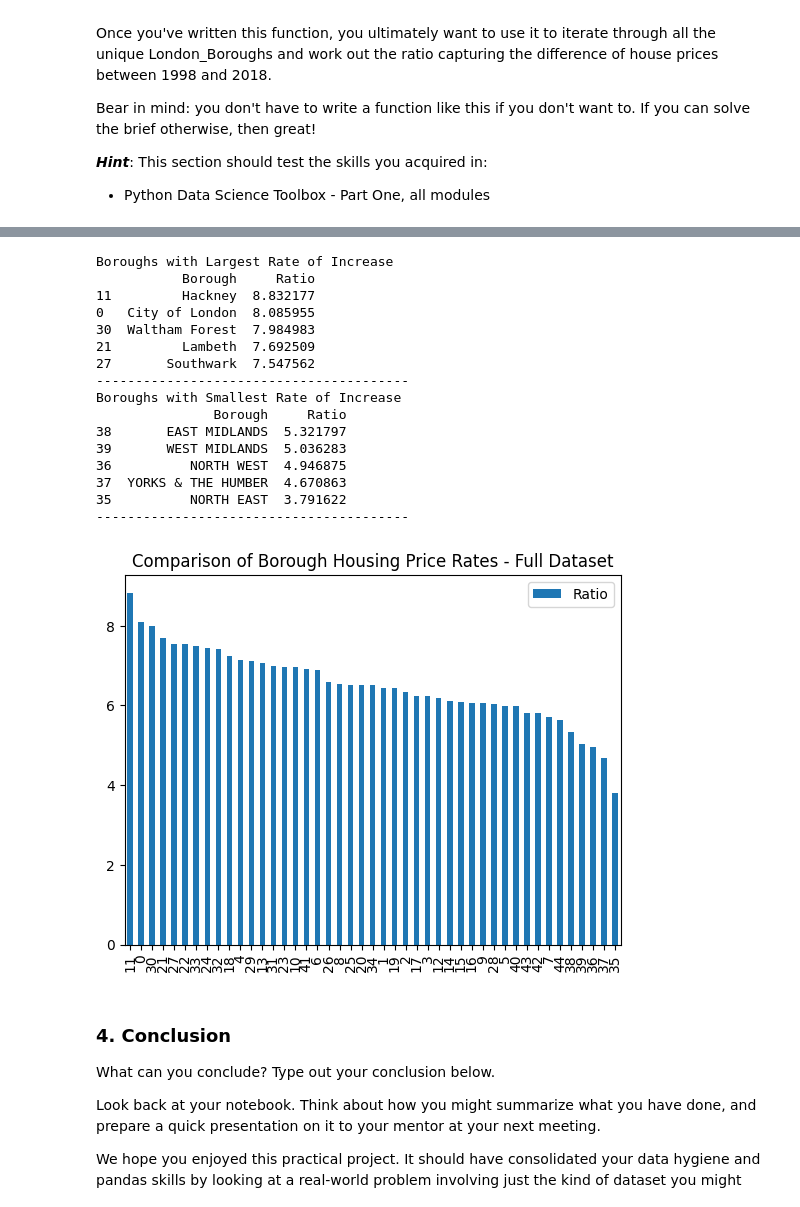
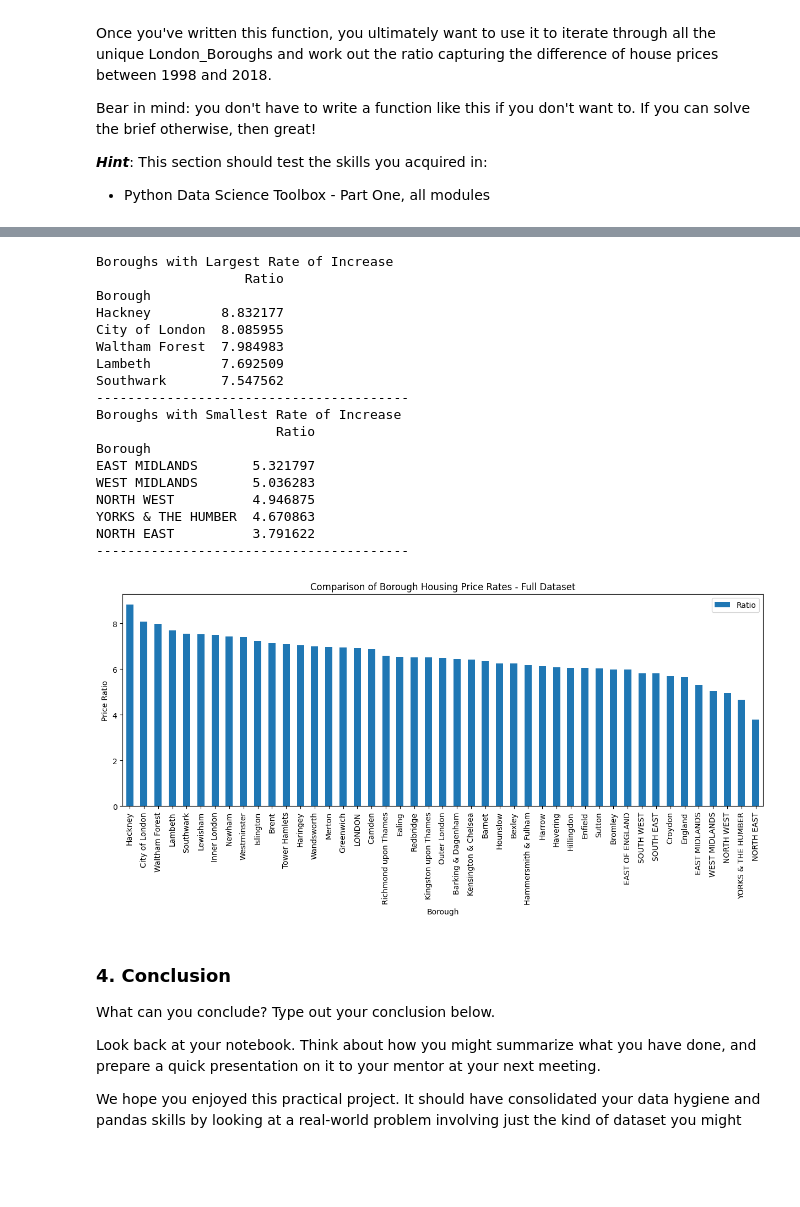
Before and after one commit to TristanPetersDS/springboard-case-studies, a Jupyter notebook: london-house-prices/Unit 4 Challenge - Tier 3.ipynb, the cells around one changed output, grey strips where cells are left out. Saved outputs shown, nothing was run; the diff lists cells and outputs as text; code cells hidden in the pictures; blank space fills up the shorter version.

```diff
--- a/london-house-prices/Unit 4 Challenge - Tier 3.ipynb
+++ b/london-house-prices/Unit 4 Challenge - Tier 3.ipynb
@@ -307,7 +302,8 @@ def create_ratios_df(borough_df, min_year=None, max_year=None):
         results['Ratio'].append(ratio)
 
     # Convert Results into DataFrame
-    results_df = pd.DataFrame(results)
+    results_df = pd.DataFrame(results).set_index('Borough')
+
 
     return results_df
 
@@ -355,33 +354,35 @@ Boroughs with Smallest Rate of Increase
 # %%
 # Final Results based on full dataset
 final_results_df = create_ratios_df(df)
 final_results_df = final_results_df.sort_values('Ratio', ascending=False)
-final_results_df.plot(kind='bar',  title="Comparison of Borough Housing Price Rates - Full Dataset")
+final_results_df.plot(kind='bar', xlabel='Borough', ylabel='Price Ratio', title="Comparison of Borough Housing Price Rates - Full Dataset", figsize=(15,5))
 
 print("Boroughs with Largest Rate of Increase")
 print(final_results_df.head())
 print("----------------------------------------")
 print("Boroughs with Smallest Rate of Increase")
 print(final_results_df.tail())
 print("----------------------------------------")
 # %% [output]
 Boroughs with Largest Rate of Increase
-           Borough     Ratio
-11         Hackney  8.832177
-0   City of London  8.085955
-30  Waltham Forest  7.984983
-21         Lambeth  7.692509
-27       Southwark  7.547562
+                   Ratio
+Borough
+Hackney         8.832177
+City of London  8.085955
+Waltham Forest  7.984983
+Lambeth         7.692509
+Southwark       7.547562
 ----------------------------------------
 Boroughs with Smallest Rate of Increase
-               Borough     Ratio
-38       EAST MIDLANDS  5.321797
-39       WEST MIDLANDS  5.036283
-36          NORTH WEST  4.946875
-37  YORKS & THE HUMBER  4.670863
-35          NORTH EAST  3.791622
+                       Ratio
+Borough
+EAST MIDLANDS       5.321797
+WEST MIDLANDS       5.036283
+NORTH WEST          4.946875
+YORKS & THE HUMBER  4.670863
+NORTH EAST          3.791622
 ----------------------------------------
-[figure, old version]
+[figure, new version]
 # %% [markdown]
 ### 4. Conclusion
 What can you conclude? Type out your conclusion below.
```
Also changed, not shown: parts of 3 cells of this notebook.
